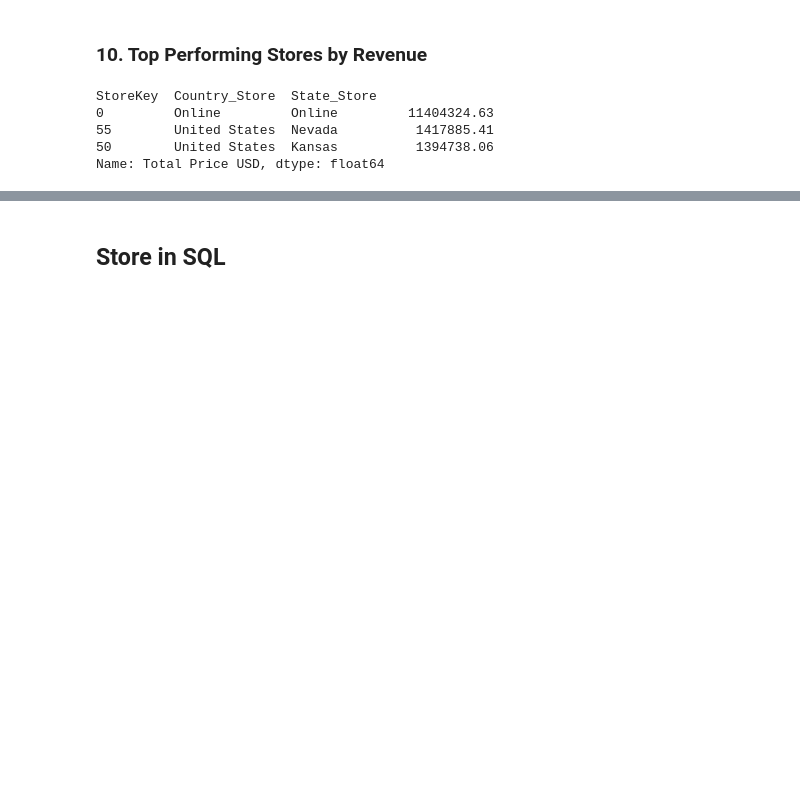
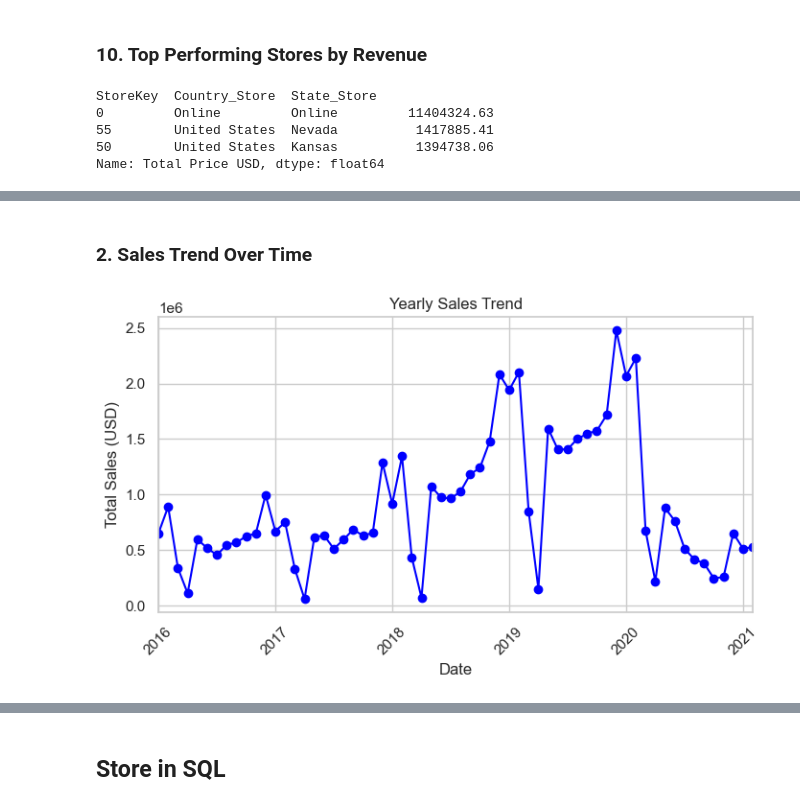
Before and after one commit to vikashgraja/DataSpark-EDA, a Jupyter notebook: data_preprocess.ipynb, the cells around one changed output, grey strips where cells are left out. Drawn from its saved outputs; the diff is of its cells as text; code cells hidden in the pictures; blank space fills up the shorter version.

```diff
--- a/data_preprocess.ipynb
+++ b/data_preprocess.ipynb
@@ -414,0 +434,16 @@ Name: Total Price USD, dtype: float64
+# %% [markdown]
+### 2. Sales Trend Over Time
+# %%
+sales_trend = master_df.groupby(master_df['Order Date'].dt.to_period("M"))['Total Price USD'].sum()
+
+plt.figure(figsize=(8, 4))
+sales_trend.plot(kind='line', marker='o', color='Blue')
+plt.title('Yearly Sales Trend')
+plt.xlabel('Date')
+plt.ylabel('Total Sales (USD)')
+plt.xticks(rotation=45)
+plt.savefig('visuals/Yearly Sales Trend.png',bbox_inches='tight')
+plt.show()
+plt.close()
+# %% [output]
+[figure, added]
```
Also changed, not shown: parts of 14 cells of this notebook, 9 other files.
